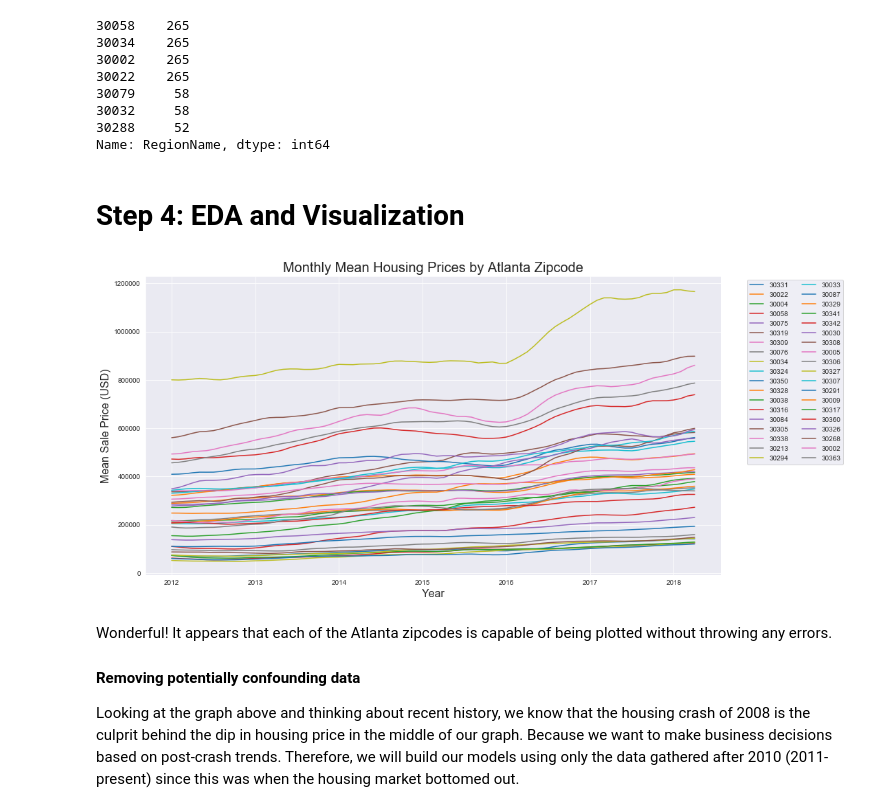
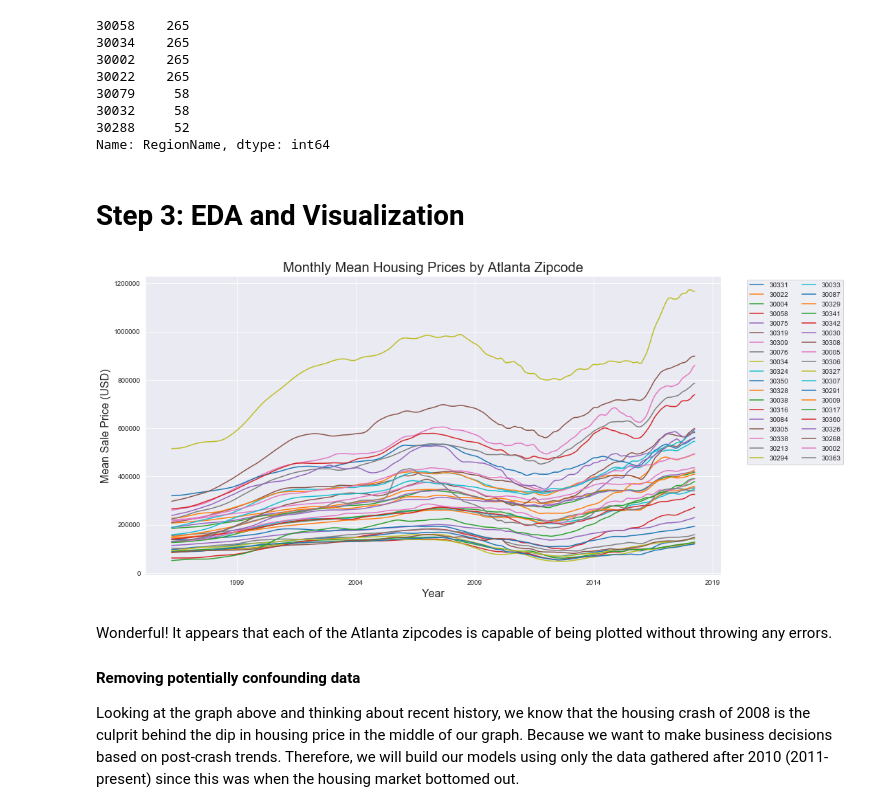
Before and after one commit to learn-co-students/dsc-mod-4-project-online-ds-ft-051319, a Jupyter notebook: Atlanta_housing.ipynb, the cells around one changed output. Saved outputs shown, nothing was run; the diff lists cells and outputs as text; code cells hidden in the pictures.

```diff
--- a/Atlanta_housing.ipynb
+++ b/Atlanta_housing.ipynb
@@ -168,18 +168,17 @@ Name: RegionName, dtype: int64
 # Removing zip codes lacking 265 observations
 ATL = ATL[~ATL.RegionName.isin([30079,30032,30288])]
 # %% [markdown]
-# Step 4: EDA and Visualization
+# Step 3: EDA and Visualization
 # %%
 for zipcode in ATL.RegionName.unique():
-    temp_df = ATL[(ATL.RegionName == zipcode)
-                  & (ATL.Month >= '2012')].set_index('Month')
+    temp_df = ATL[ATL.RegionName == zipcode].set_index('Month')
     temp_df['MeanValue'].plot(figsize=(15,8), label=zipcode)
 plt.legend(bbox_to_anchor=(1.04,1), loc="upper left", ncol=2)
 plt.xlabel("Year", fontsize=16)
 plt.ylabel("Mean Sale Price (USD)", fontsize=16)
 plt.title("Monthly Mean Housing Prices by Atlanta Zipcode", fontsize=20);
 # %% [output]
-[figure, old version]
+[figure, new version]
 # %% [markdown]
 Wonderful! It appears that each of the Atlanta zipcodes is capable of being plotted without throwing any errors.
 
```
Also changed, not shown: parts of 15 cells of this notebook, 7 other files.
